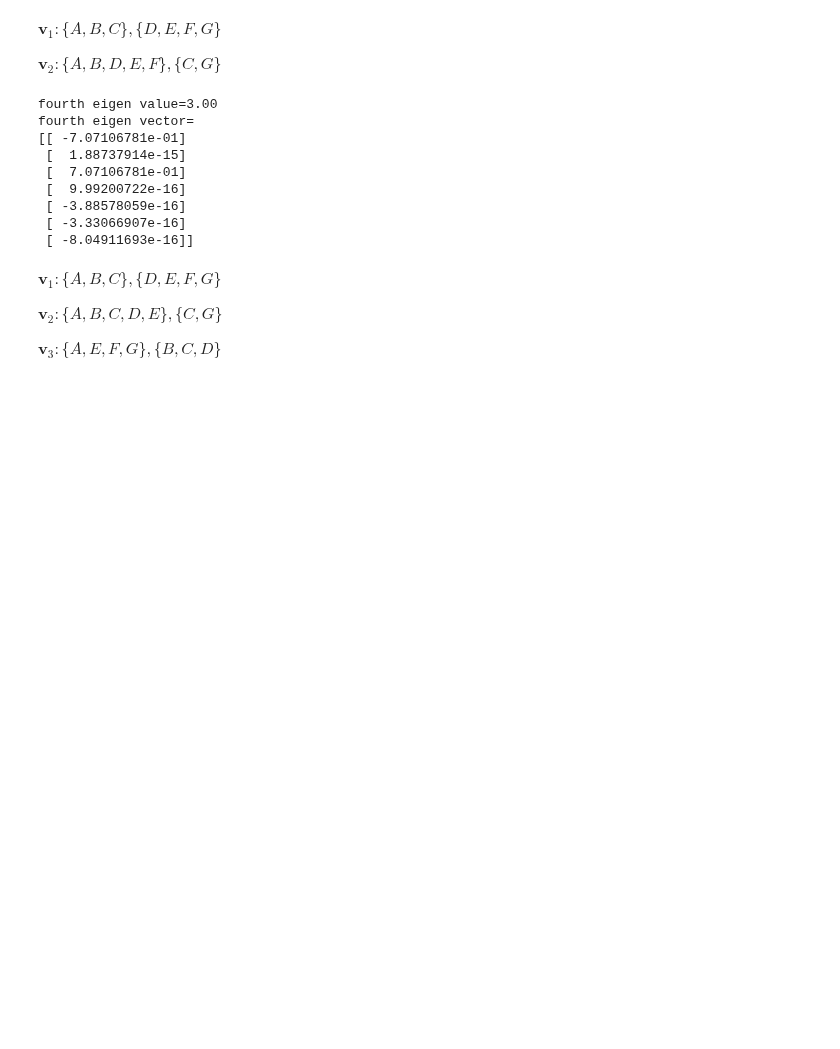
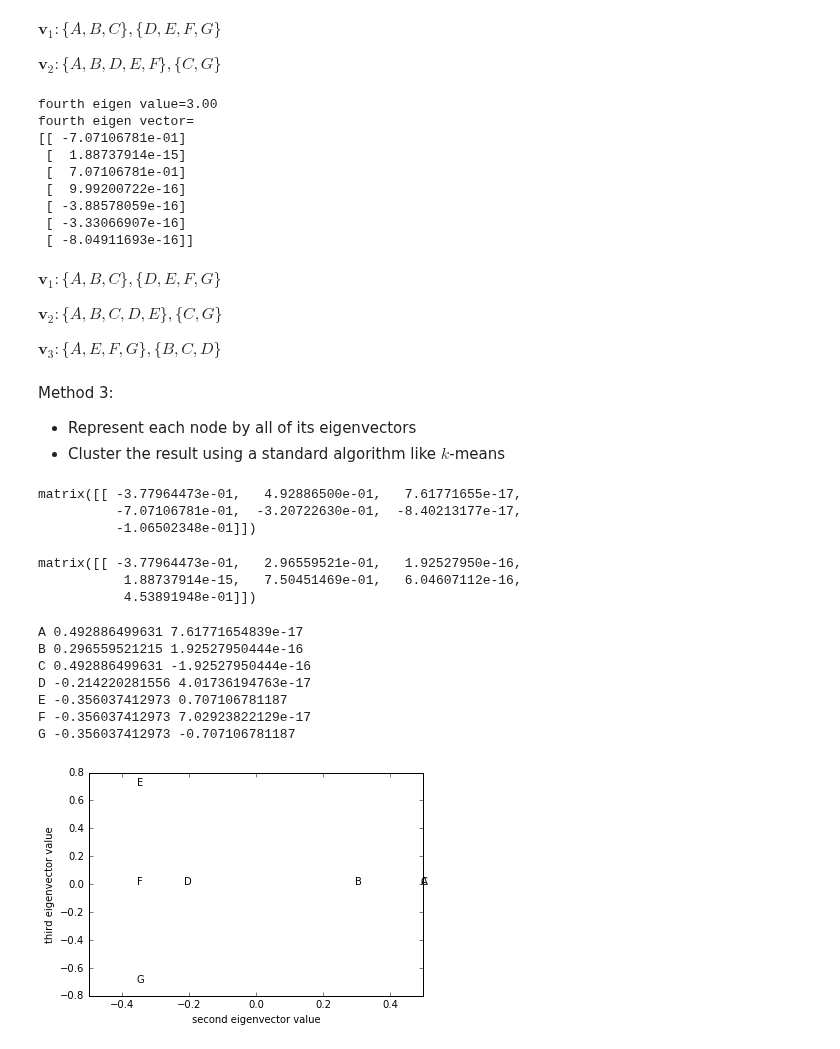
Before and after one commit to iit-cs579/main, a Jupyter notebook: lec/l06/l06.ipynb, the cells around one changed output. Drawn from its saved outputs; the diff is of its cells as text; code cells hidden in the pictures; blank space fills up the shorter version.

```diff
--- a/lec/l06/l06.ipynb
+++ b/lec/l06/l06.ipynb
@@ -399,3 +400,46 @@ $\mathbf{v}_1: \{A,B,C\}, \{D,E,F,G\}$
 $\mathbf{v}_2: \{A,B,C,D,E\}, \{C,G\}$
 
 $\mathbf{v}_3: \{A,E,F,G\}, \{B,C,D\}$
+# %% [markdown]
+Method 3:
+- Represent each node by all of its eigenvectors
+- Cluster the result using a standard algorithm like $k$-means
+# %%
+# get first row of eigenvector matrix.
+eig_vectors[0,:]
+# %% [output]
+matrix([[ -3.77964473e-01,   4.92886500e-01,   7.61771655e-17,
+          -7.07106781e-01,  -3.20722630e-01,  -8.40213177e-17,
+          -1.06502348e-01]])
+# %%
+# get second row of eigenvector matrix.
+eig_vectors[1,:]
+# %% [output]
+matrix([[ -3.77964473e-01,   2.96559521e-01,   1.92527950e-16,
+           1.88737914e-15,   7.50451469e-01,   6.04607112e-16,
+           4.53891948e-01]])
+# %%
+# plot each point using 2nd and 3rd eigen vector
+def plot_by_eigenvectors(eig_vectors):
+    plt.figure()
+    for i, name in enumerate(['A', 'B', 'C', 'D', 'E', 'F', 'G']):
+        v1 = eig_vectors[i, 1]
+        v2 = eig_vectors[i, 2]
+        plt.annotate(name, xy=(v1, v2))
+        print(name, v1, v2)
+    plt.xlim(-.5,.5)
+    plt.ylim(-.8,.8)
+    plt.xlabel('second eigenvector value')
+    plt.ylabel('third eigenvector value')
+    plt.show()
+
+plot_by_eigenvectors(eig_vectors)
+# %% [output]
+A 0.492886499631 7.61771654839e-17
+B 0.296559521215 1.92527950444e-16
+C 0.492886499631 -1.92527950444e-16
+D -0.214220281556 4.01736194763e-17
+E -0.356037412973 0.707106781187
+F -0.356037412973 7.02923822129e-17
+G -0.356037412973 -0.707106781187
+[figure, added]
```
Also changed, not shown: parts of 4 cells of this notebook, 1 other file.
